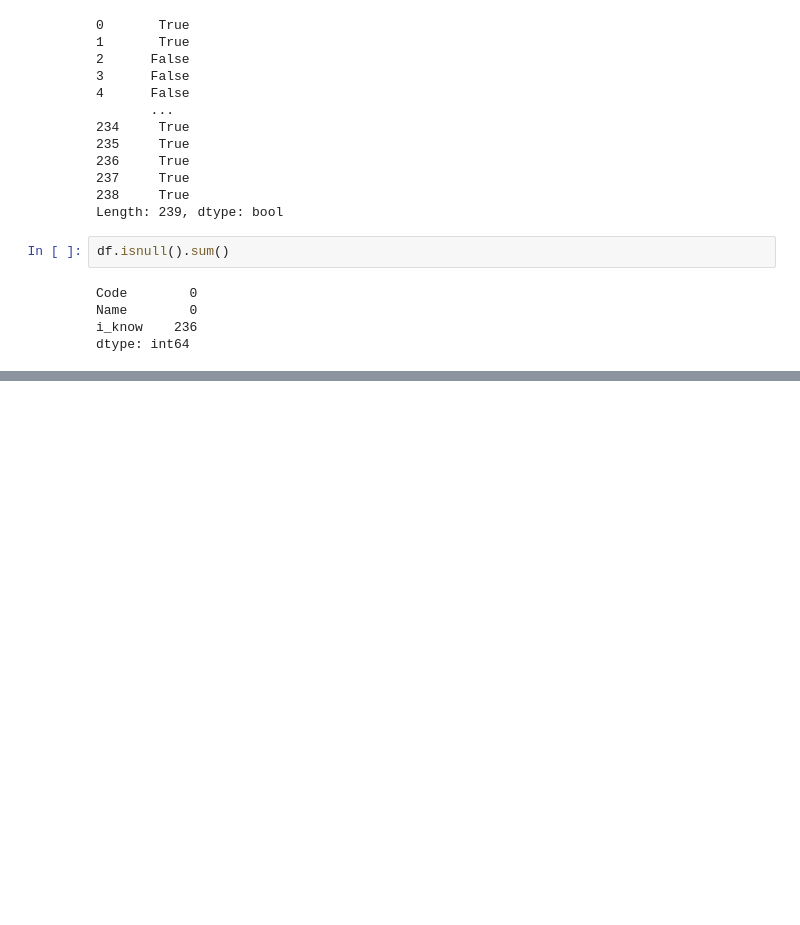
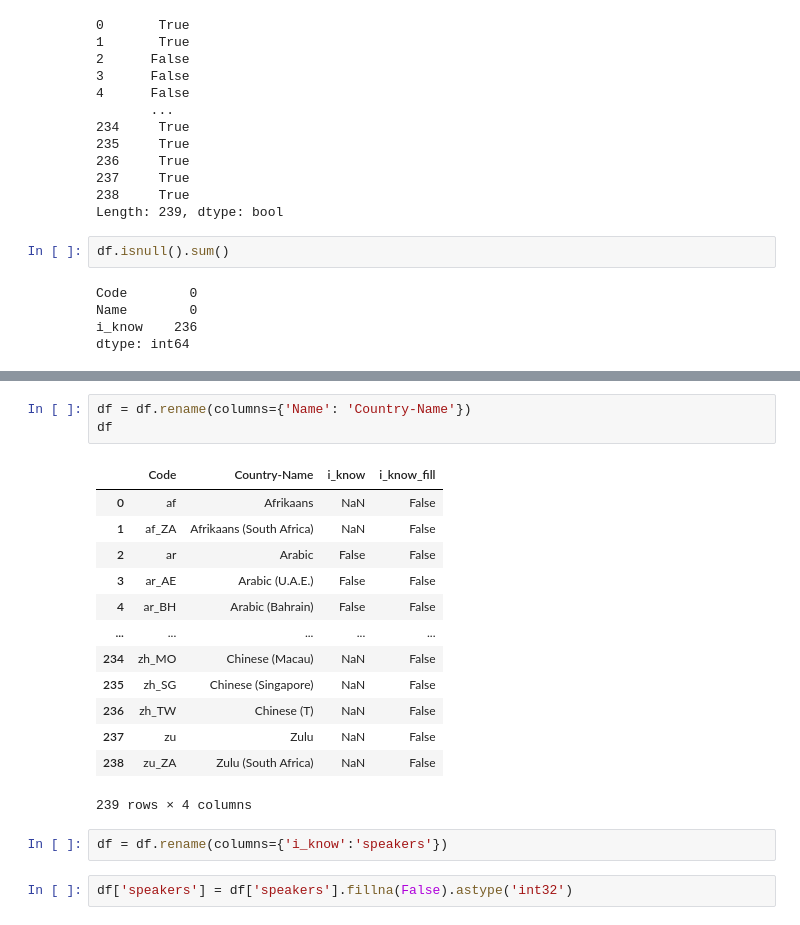
Before and after one commit to KAPTANDANUJ-55/Danuj_Data_Science_Journey, a Jupyter notebook: 02_Pandas/data_manipulation.ipynb, the cells around one changed output, grey strips where cells are left out. Drawn from its saved outputs; the diff is of its cells as text; blank space fills up the shorter version.

```diff
--- a/02_Pandas/data_manipulation.ipynb
+++ b/02_Pandas/data_manipulation.ipynb
@@ -103,0 +122,21 @@ dtype: int64
+# %%
+df = df.rename(columns={'Name': 'Country-Name'})
+df
+# %% [output]
+|  | Code | Country-Name | i_know | i_know_fill |
+| 0 | af | Afrikaans | NaN | False |
+| 1 | af_ZA | Afrikaans (South Africa) | NaN | False |
+| 2 | ar | Arabic | False | False |
+| 3 | ar_AE | Arabic (U.A.E.) | False | False |
+| 4 | ar_BH | Arabic (Bahrain) | False | False |
+| ... | ... | ... | ... | ... |
+| 234 | zh_MO | Chinese (Macau) | NaN | False |
+| 235 | zh_SG | Chinese (Singapore) | NaN | False |
+| 236 | zh_TW | Chinese (T) | NaN | False |
+| 237 | zu | Zulu | NaN | False |
+| 238 | zu_ZA | Zulu (South Africa) | NaN | False |
+239 rows × 4 columns
+# %%
+df = df.rename(columns={'i_know':'speakers'})
+# %%
+df['speakers'] = df['speakers'].fillna(False).astype('int32')
```
Also changed, not shown: parts of 7 cells of this notebook, 1 other file.
